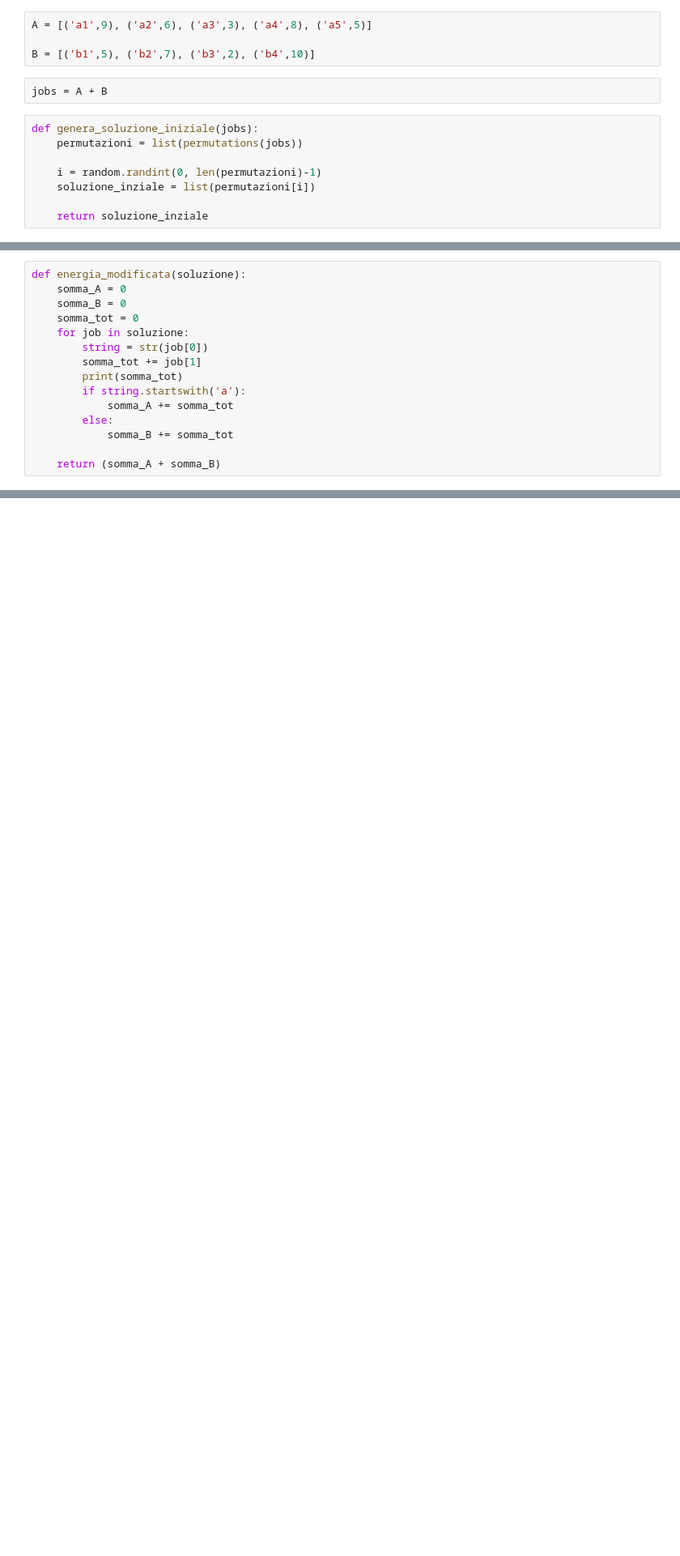
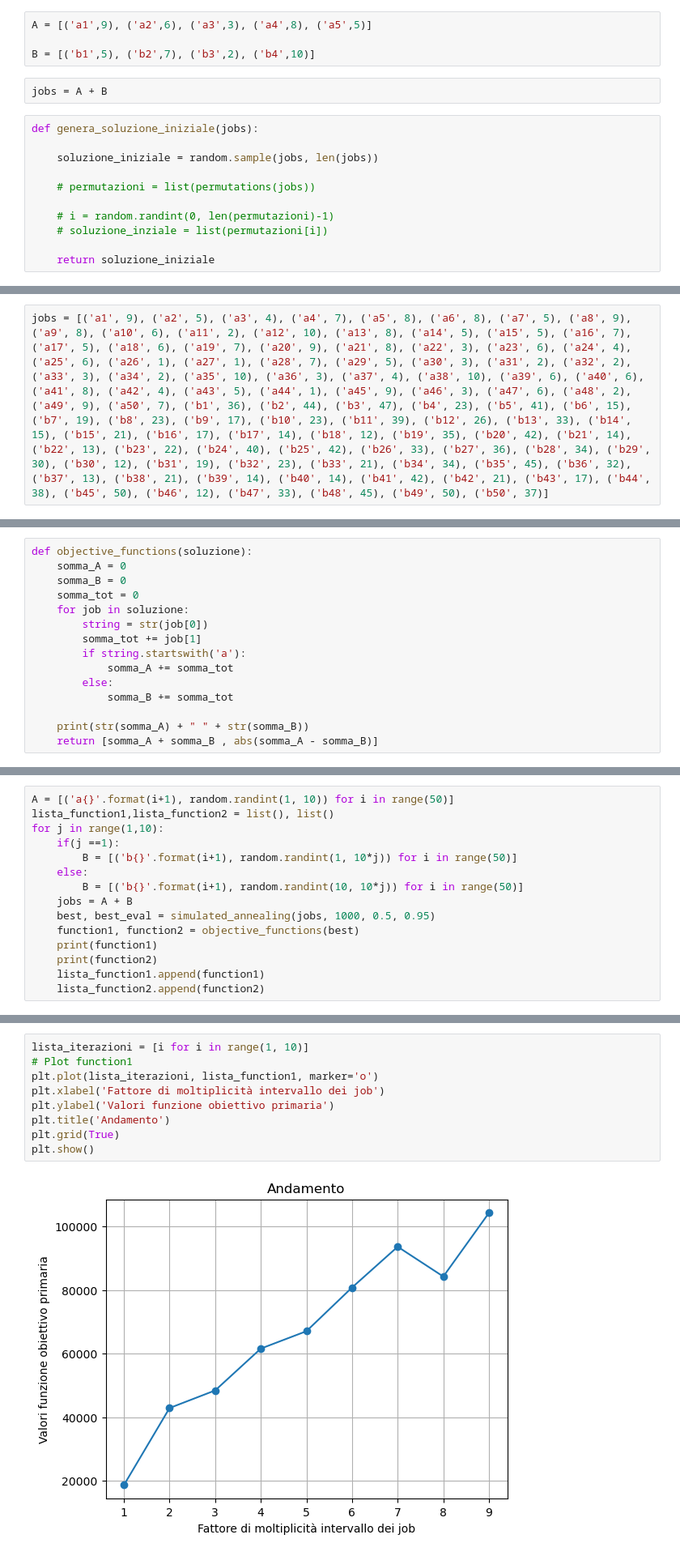
Before and after one commit to FabLetizia/Job-shop-scheduling, a Jupyter notebook: simulated_annealing.ipynb, the cells around one changed output, grey strips where cells are left out. Shown at 81% size. Drawn from its saved outputs; the diff is of its cells as text; blank space fills up the shorter version.

```diff
--- a/simulated_annealing.ipynb
+++ b/simulated_annealing.ipynb
@@ -11,10 +12,13 @@ B = [('b1',5), ('b2',7), ('b3',2), ('b4',10)]
 jobs = A + B
 # %%
 def genera_soluzione_iniziale(jobs):
-    permutazioni = list(permutations(jobs))
 
-    i = random.randint(0, len(permutazioni)-1)
-    soluzione_inziale = list(permutazioni[i])
+    soluzione_iniziale = random.sample(jobs, len(jobs))
 
-    return soluzione_inziale
+    # permutazioni = list(permutations(jobs))
+
+    # i = random.randint(0, len(permutazioni)-1)
+    # soluzione_inziale = list(permutazioni[i])
+
+    return soluzione_iniziale
 # %%
@@ -132,0 +352,2 @@ soluzione_ottima
+# %%
+jobs = [('a1', 9), ('a2', 5), ('a3', 4), ('a4', 7), ('a5', 8), ('a6', 8), ('a7', 5), ('a8', 9), ('a9', 8), ('a10', 6), ('a11', 2), ('a12', 10), ('a13', 8), ('a14', 5), ('a15', 5), ('a16', 7), ('a17', 5), ('a18', 6), ('a19', 7), ('a20', 9), ('a21', 8), ('a22', 3), ('a23', 6), ('a24', 4), ('a25', 6), ('a26', 1), ('a27', 1), ('a28', 7), ('a29', 5), ('a30', 3), ('a31', 2), ('a32', 2), ('a33', 3), ('a34', 2), ('a35', 10), ('a36', 3), ('a37', 4), ('a38', 10), ('a39', 6), ('a40', 6), ('a41', 8), ('a42', 4), ('a43', 5), ('a44', 1), ('a45', 9), ('a46', 3), ('a47', 6), ('a48', 2), ('a49', 9), ('a50', 7), ('b1', 36), ('b2', 44), ('b3', 47), ('b4', 23), ('b5', 41), ('b6', 15), ('b7', 19), ('b8', 23), ('b9', 17), ('b10', 23), ('b11', 39), ('b12', 26), ('b13', 33), ('b14', 15), ('b15', 21), ('b16', 17), ('b17', 14), ('b18', 12), ('b19', 35), ('b20', 42), ('b21', 14), ('b22', 13), ('b23', 22), ('b24', 40), ('b25', 42), ('b26', 33), ('b27', 36), ('b28', 34), ('b29', 30), ('b30', 12), ('b31', 19), ('b32', 23), ('b33', 21), ('b34', 34), ('b35', 45), ('b36', 32), ('b37', 13), ('b38', 21), ('b39', 14), ('b40', 14), ('b41', 42), ('b42', 21), ('b43', 17), ('b44', 38), ('b45', 50), ('b46', 12), ('b47', 33), ('b48', 45), ('b49', 50), ('b50', 37)]
@@ -133,15 +385,15 @@ soluzione_ottima
 # %%
-def energia_modificata(soluzione):
+def objective_functions(soluzione):
     somma_A = 0
     somma_B = 0
     somma_tot = 0
     for job in soluzione:
         string = str(job[0])
         somma_tot += job[1]
-        print(somma_tot)
         if string.startswith('a'):
             somma_A += somma_tot
         else:
             somma_B += somma_tot
 
-    return (somma_A + somma_B)
+    print(str(somma_A) + " " + str(somma_B))
+    return [somma_A + somma_B , abs(somma_A - somma_B)]
@@ -161,0 +400,15 @@ valore
+# %%
+A = [('a{}'.format(i+1), random.randint(1, 10)) for i in range(50)]
+lista_function1,lista_function2 = list(), list()
+for j in range(1,10):
+    if(j ==1):
+        B = [('b{}'.format(i+1), random.randint(1, 10*j)) for i in range(50)]
+    else:
+        B = [('b{}'.format(i+1), random.randint(10, 10*j)) for i in range(50)]
+    jobs = A + B
+    best, best_eval = simulated_annealing(jobs, 1000, 0.5, 0.95)
+    function1, function2 = objective_functions(best)
+    print(function1)
+    print(function2)
+    lista_function1.append(function1)
+    lista_function2.append(function2)
@@ -161,0 +433,11 @@ valore
+# %%
+lista_iterazioni = [i for i in range(1, 10)]
+# Plot function1
+plt.plot(lista_iterazioni, lista_function1, marker='o')
+plt.xlabel('Fattore di moltiplicità intervallo dei job')
+plt.ylabel('Valori funzione obiettivo primaria')
+plt.title('Andamento')
+plt.grid(True)
+plt.show()
+# %% [output]
+[figure, added]
```
Also changed, not shown: parts of 41 cells of this notebook.
